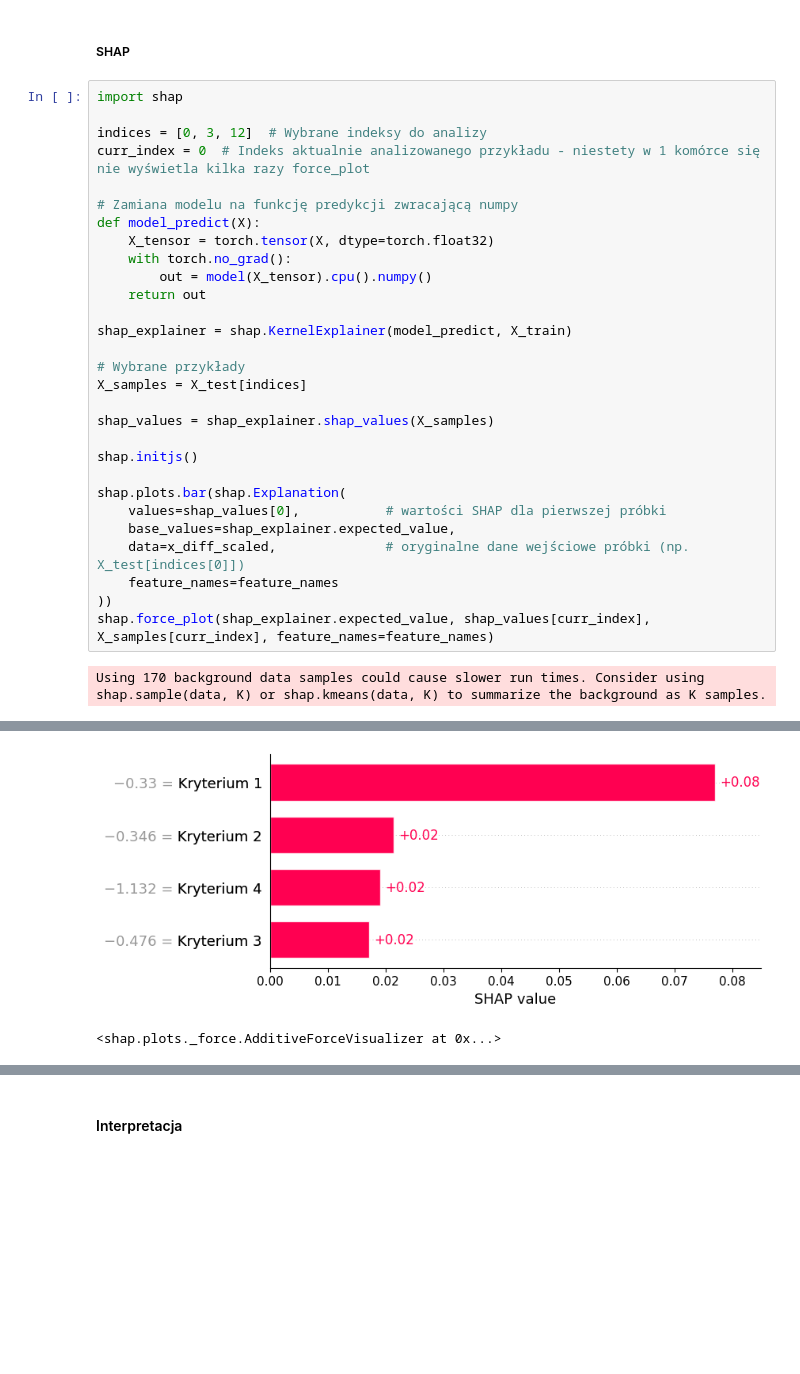
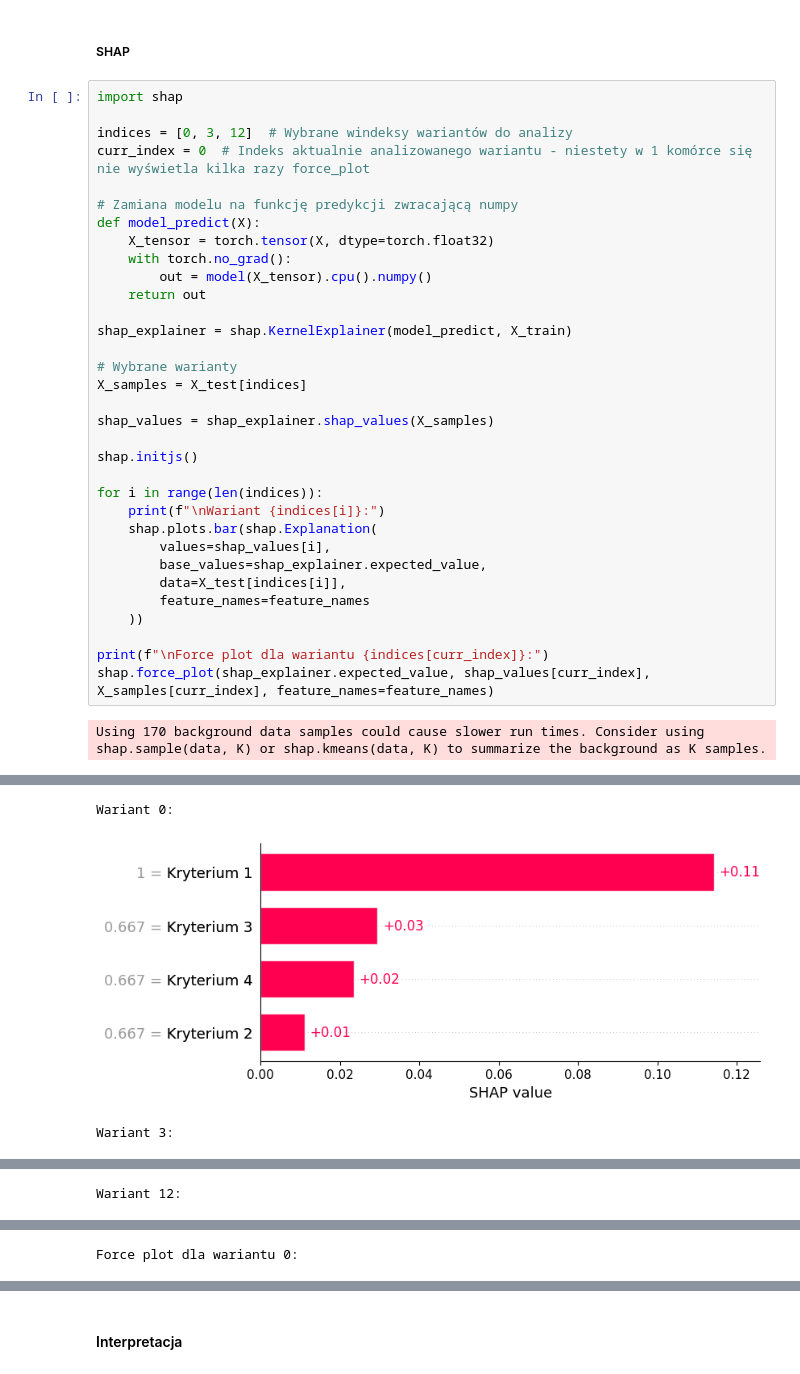
Before and after one commit to MarceloTrapano/ISWD, a Jupyter notebook: Project_5/PreferenceLearning.ipynb, the cells around one changed output, grey strips where cells are left out. Drawn from its saved outputs; the diff is of its cells as text; blank space fills up the shorter version.

```diff
--- a/Project_5/PreferenceLearning.ipynb
+++ b/Project_5/PreferenceLearning.ipynb
@@ -921,34 +1111,39 @@ Wyjaśnienie decyzji dla wariantu 12:
 # %%
 import shap
 
-indices = [0, 3, 12]  # Wybrane indeksy do analizy
-curr_index = 0  # Indeks aktualnie analizowanego przykładu - niestety w 1 komórce się nie wyświetla kilka razy force_plot
+indices = [0, 3, 12]  # Wybrane windeksy wariantów do analizy
+curr_index = 0  # Indeks aktualnie analizowanego wariantu - niestety w 1 komórce się nie wyświetla kilka razy force_plot
 
 # Zamiana modelu na funkcję predykcji zwracającą numpy
 def model_predict(X):
     X_tensor = torch.tensor(X, dtype=torch.float32)
     with torch.no_grad():
         out = model(X_tensor).cpu().numpy()
     return out
 
 shap_explainer = shap.KernelExplainer(model_predict, X_train)
 
-# Wybrane przykłady
+# Wybrane warianty
 X_samples = X_test[indices]
 
 shap_values = shap_explainer.shap_values(X_samples)
 
 shap.initjs()
 
-shap.plots.bar(shap.Explanation(
-    values=shap_values[0],           # wartości SHAP dla pierwszej próbki
-    base_values=shap_explainer.expected_value,
-    data=x_diff_scaled,              # oryginalne dane wejściowe próbki (np. X_test[indices[0]])
-    feature_names=feature_names
-))
+for i in range(len(indices)):
+    print(f"\nWariant {indices[i]}:")
+    shap.plots.bar(shap.Explanation(
+        values=shap_values[i],
+        base_values=shap_explainer.expected_value,
+        data=X_test[indices[i]],
+        feature_names=feature_names
+    ))
+
+print(f"\nForce plot dla wariantu {indices[curr_index]}:")
 shap.force_plot(shap_explainer.expected_value, shap_values[curr_index], X_samples[curr_index], feature_names=feature_names)
 # %% [output]
 Using 170 background data samples could cause slower run times. Consider using shap.sample(data, K) or shap.kmeans(data, K) to summarize the background as K samples.
 [interactive output not drawn]
+Wariant 0:
-[figure, old version]
+[figure, new version]
-<shap.plots._force.AdditiveForceVisualizer at 0x...>
+Wariant 3:
@@ -954,0 +1151 @@ Using 170 background data samples could cause slower run times. Consider using s
+Wariant 12:
@@ -954,0 +1153 @@ Using 170 background data samples could cause slower run times. Consider using s
+Force plot dla wariantu 0:
```
Also changed, not shown: parts of 25 cells of this notebook.
